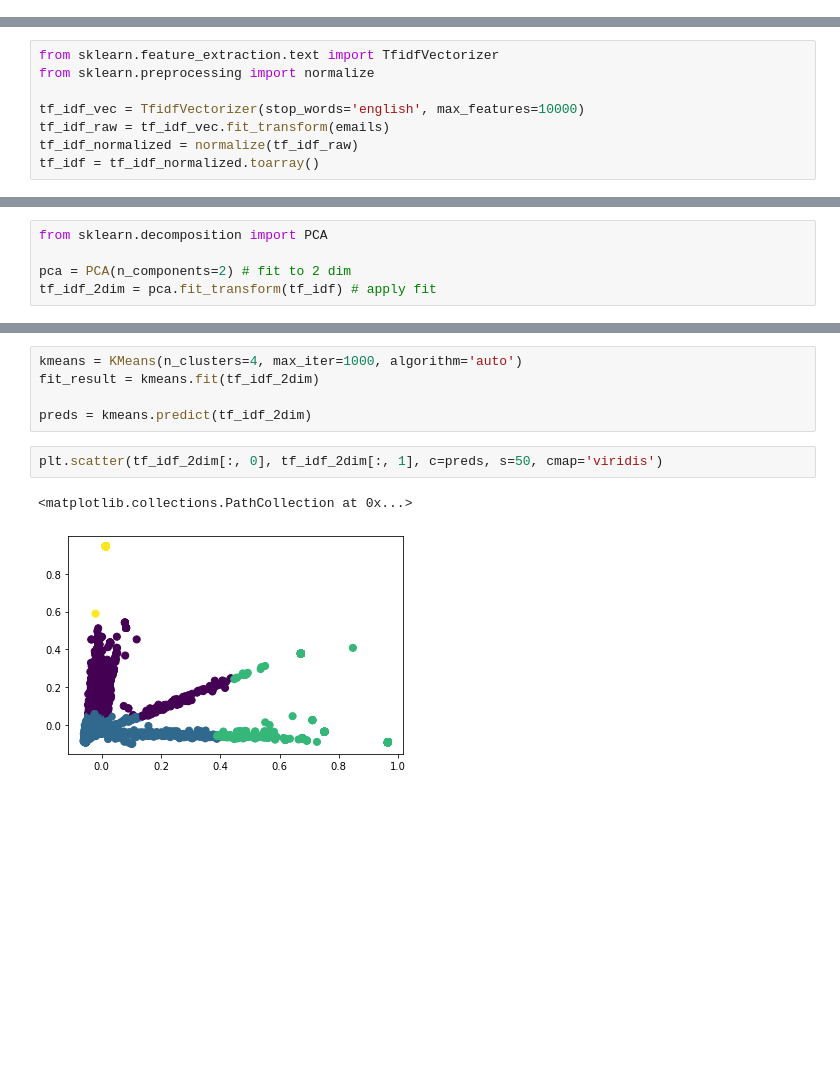
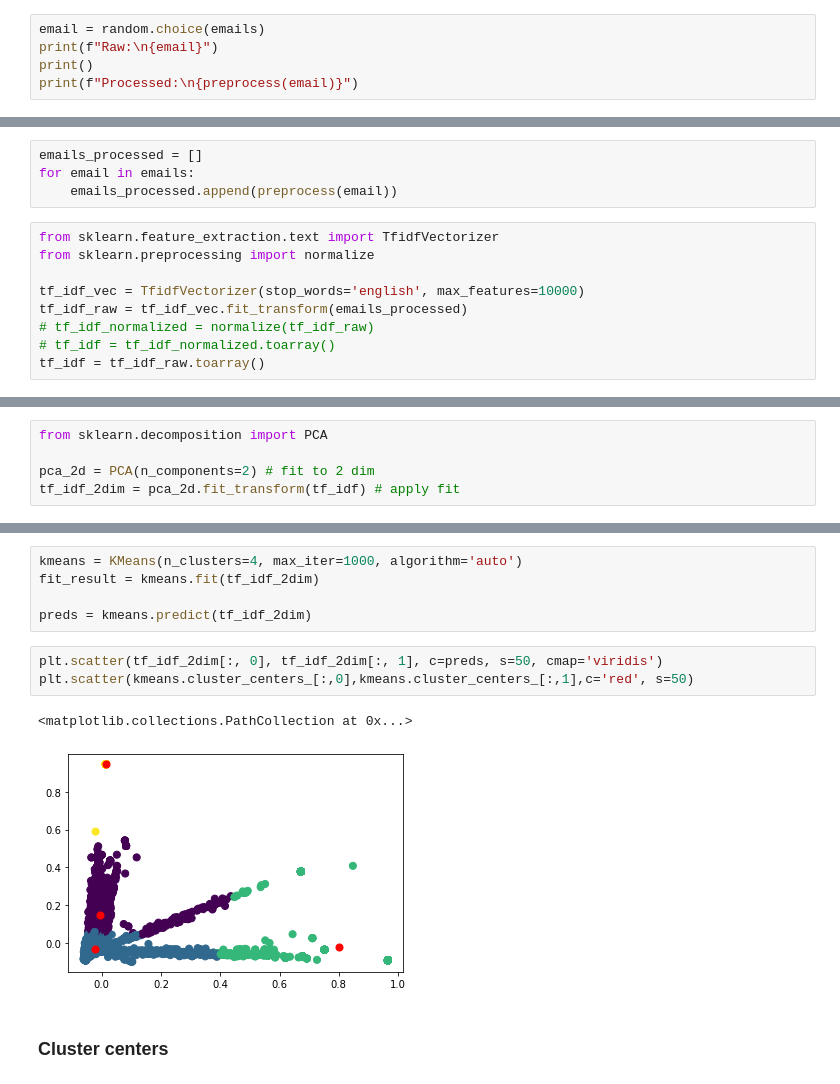
Before and after one commit to nicholasosaka/enron-clustering, a Jupyter notebook: clustering.ipynb, the cells around one changed output, grey strips where cells are left out. Saved outputs shown, nothing was run; the diff lists cells and outputs as text; blank space fills up the shorter version.

```diff
--- a/clustering.ipynb
+++ b/clustering.ipynb
@@ -35,0 +46,5 @@ import nltk
+# %%
+email = random.choice(emails)
+print(f"Raw:\n{email}")
+print()
+print(f"Processed:\n{preprocess(email)}")
@@ -36,11 +57,16 @@ import nltk
+# %%
+emails_processed = []
+for email in emails:
+    emails_processed.append(preprocess(email))
 # %%
 from sklearn.feature_extraction.text import TfidfVectorizer
 from sklearn.preprocessing import normalize
 
 tf_idf_vec = TfidfVectorizer(stop_words='english', max_features=10000)
-tf_idf_raw = tf_idf_vec.fit_transform(emails)
-tf_idf_normalized = normalize(tf_idf_raw)
-tf_idf = tf_idf_normalized.toarray()
+tf_idf_raw = tf_idf_vec.fit_transform(emails_processed)
+# tf_idf_normalized = normalize(tf_idf_raw)
+# tf_idf = tf_idf_normalized.toarray()
+tf_idf = tf_idf_raw.toarray()
 # %%
 pd.DataFrame(tf_idf, columns=tf_idf_vec.get_feature_names()).columns
 # %% [output]
@@ -52,8 +80,8 @@ Index(['00', '000', '0029', '005', '008', '00am', '00p', '00pm', '01', '0102',
 # %%
 from sklearn.decomposition import PCA
 
-pca = PCA(n_components=2) # fit to 2 dim
-tf_idf_2dim = pca.fit_transform(tf_idf) # apply fit
+pca_2d = PCA(n_components=2) # fit to 2 dim
+tf_idf_2dim = pca_2d.fit_transform(tf_idf) # apply fit
 # %%
 from sklearn.cluster import KMeans
 # %% [markdown]
@@ -99,6 +127,9 @@ fit_result = kmeans.fit(tf_idf_2dim)
 preds = kmeans.predict(tf_idf_2dim)
 # %%
 plt.scatter(tf_idf_2dim[:, 0], tf_idf_2dim[:, 1], c=preds, s=50, cmap='viridis')
+plt.scatter(kmeans.cluster_centers_[:,0],kmeans.cluster_centers_[:,1],c='red', s=50)
 # %% [output]
 <matplotlib.collections.PathCollection at 0x...>
-[figure, old version]
+[figure, new version]
+# %% [markdown]
+### Cluster centers
```
Also changed, not shown: parts of 25 cells of this notebook.
